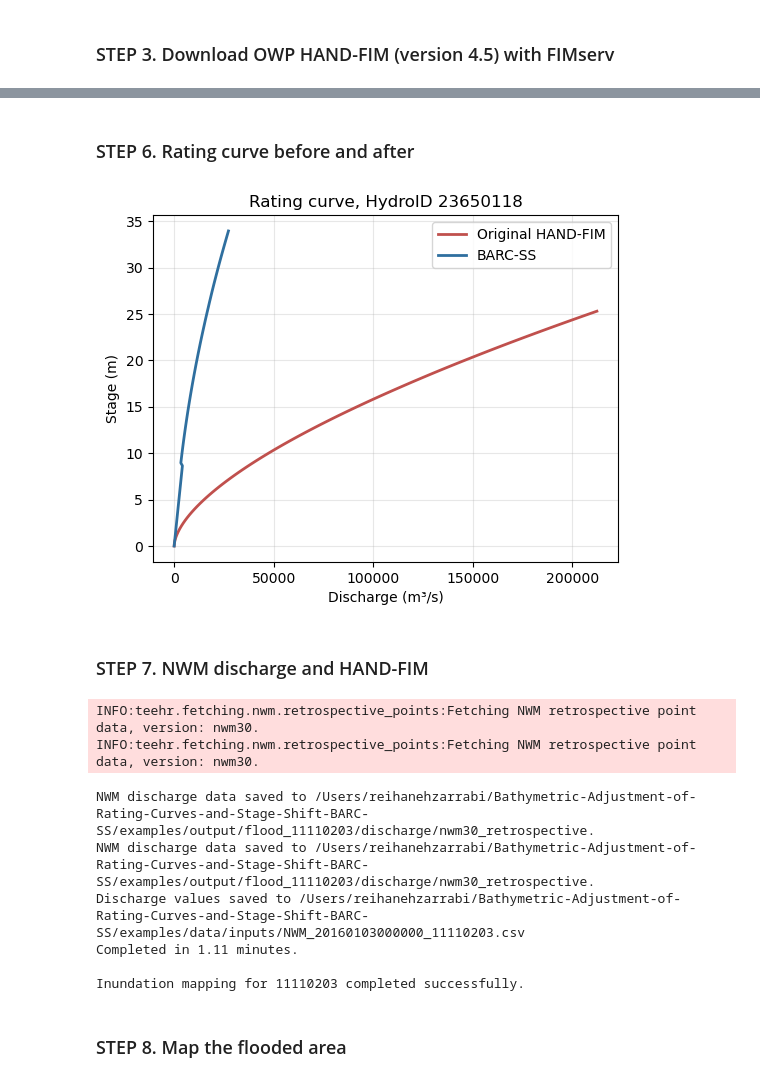
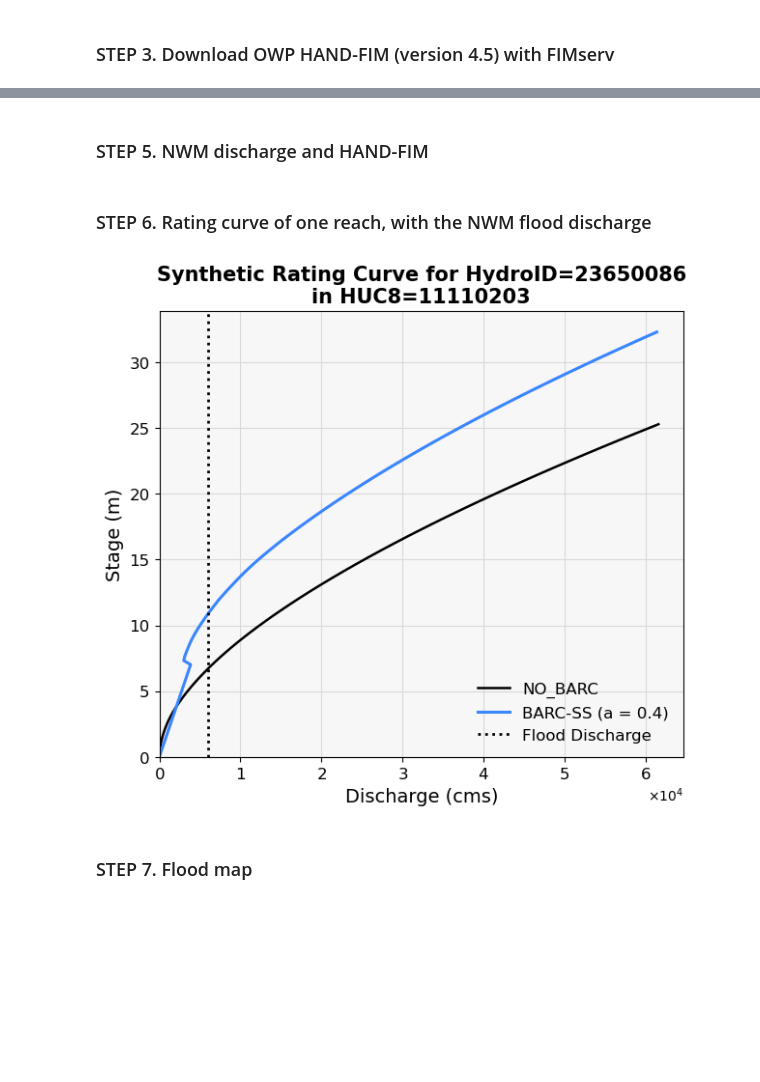
Before and after one commit to Reizrb/Bathymetric-Adjustment-of-Rating-Curves-and-Stage-Shift-BARC-SS, a Jupyter notebook: examples/BARC-SS_HUC8_11110203_a0.4.ipynb, the cells around one changed output, grey strips where cells are left out. Saved outputs shown, nothing was run; the diff lists cells and outputs as text; code cells hidden in the pictures; blank space fills up the shorter version.

Commit message:
Example: quiet download, rating curve for a chosen HydroID, flood map on satellite basemap

```diff
--- a/examples/BARC-SS_HUC8_11110203_a0.4.ipynb
+++ b/examples/BARC-SS_HUC8_11110203_a0.4.ipynb
@@ -40,6 +44,10 @@ start_date = "2015-12-26"
 end_date = "2016-01-05"
 value_times = ["2016-01-03 00:00:00"]
 
+hydroid = 23650086
+basemap = barc_ss.BASEMAPS["A"]     # satellite
+flood_alpha = 0.35                  # transparency of the flooded area (0 = invisible, 1 = solid)
+
 flood_dir = f"output/flood_{huc}"
 # %% [markdown]
 ### STEP 3. Download OWP HAND-FIM (version 4.5) with FIMserv
@@ -70,5 +61,5 @@ Gets bankfull width and depth and mean-flow depth from [HydroGeom](https://githu
 # %%
 ids = barc_ss.feature_ids(flood_dir, huc)
 geometry = barc_ss.channel_geometry(ids, shape=shape, value=value)
-geometry.head()
+hydrotable = barc_ss.apply_barc(flood_dir, huc, geometry, method=method)
 # %% [output]
@@ -85,2 +66,0 @@ The hydrotables are rewritten in place. The originals are saved in `output/flood
-# %%
-barc_ss.apply_barc(flood_dir, huc, geometry, method=method)
@@ -102,23 +67,17 @@ BARC-SS applied to 47 branches of HUC8 11110203.
+# %% [markdown]
+### STEP 5. NWM discharge and HAND-FIM
+# %%
+with barc_ss.quiet():
+    fm.getNWMretrospectivedata(huc, start_date, end_date, value_times=value_times)
+    fm.runOWPHANDFIM(huc)
 # %% [markdown]
-### STEP 6. Rating curve before and after
+### STEP 6. Rating curve of one reach, with the NWM flood discharge
-# %%
-barc_ss.plot_rating_curve(flood_dir, huc, label=method)    # add hydroid=... for a specific reach
-plt.show()
-# %% [output]
-[figure, removed]
+# %%
+t = pd.to_datetime(value_times[0]).strftime("%Y%m%d%H%M%S")
+barc_ss.plot_rating_curve(flood_dir, huc, hydroid, label=f"{method} ({shape} = {value})",
+                          discharge_csv=f"data/inputs/NWM_{t}_{huc}.csv")
+plt.show()
+# %% [output]
+[figure, added]
 # %% [markdown]
-### STEP 7. NWM discharge and HAND-FIM
+### STEP 7. Flood map
-# %%
-fm.getNWMretrospectivedata(huc, start_date, end_date, value_times=value_times)
-fm.runOWPHANDFIM(huc)
-# %% [output]
-INFO:teehr.fetching.nwm.retrospective_points:Fetching NWM retrospective point data, version: nwm30.
-INFO:teehr.fetching.nwm.retrospective_points:Fetching NWM retrospective point data, version: nwm30.
-NWM discharge data saved to /Users/reihanehzarrabi/Bathymetric-Adjustment-of-Rating-Curves-and-Stage-Shift-BARC-SS/examples/output/flood_11110203/discharge/nwm30_retrospective.
-NWM discharge data saved to /Users/reihanehzarrabi/Bathymetric-Adjustment-of-Rating-Curves-and-Stage-Shift-BARC-SS/examples/output/flood_11110203/discharge/nwm30_retrospective.
-Discharge values saved to /Users/reihanehzarrabi/Bathymetric-Adjustment-of-Rating-Curves-and-Stage-Shift-BARC-SS/examples/data/inputs/NWM_20160103000000_11110203.csv
-Completed in 1.11 minutes.
-
-Inundation mapping for 11110203 completed successfully.
-# %% [markdown]
-### STEP 8. Map the flooded area
```
Also changed, not shown: parts of 14 cells of this notebook, 3 other files.
